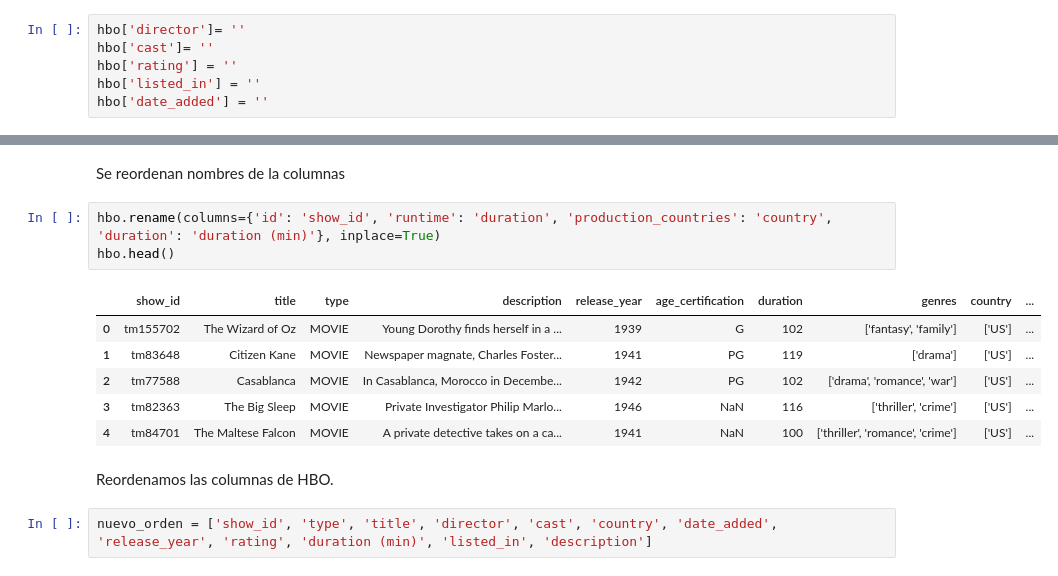
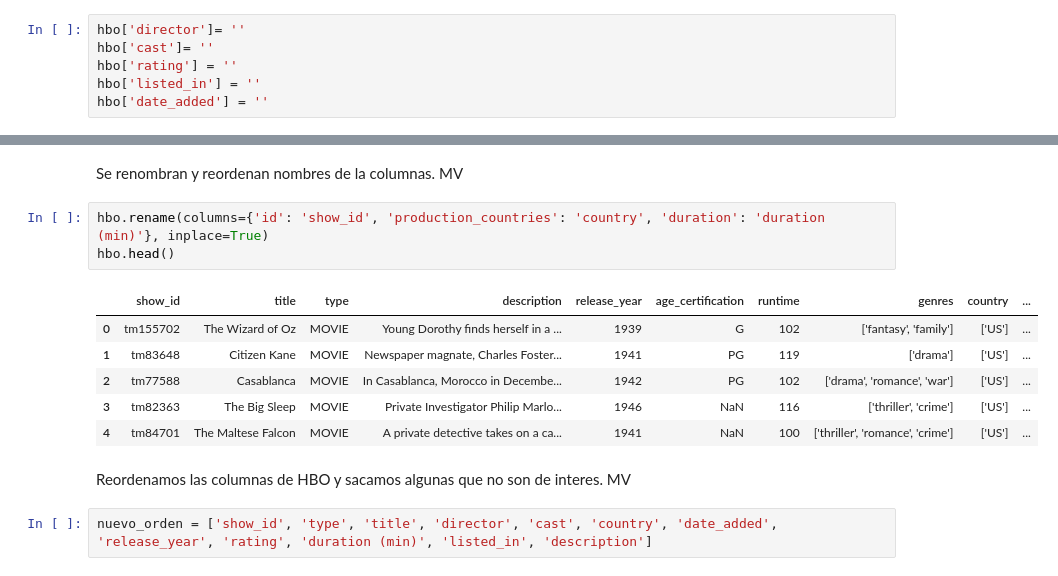
Before and after one commit to Marce-Valverde/PFGrupo19, a Jupyter notebook: Proyecto.ipynb, the cells around one changed output, grey strips where cells are left out. Saved outputs shown, nothing was run; the diff lists cells and outputs as text.

```diff
--- a/Proyecto.ipynb
+++ b/Proyecto.ipynb
@@ -214,17 +225,17 @@ hbo['date_added'] = ''
 # %% [markdown]
-Se reordenan nombres de la columnas
+Se renombran y reordenan nombres de la columnas. MV
 # %%
-hbo.rename(columns={'id': 'show_id', 'runtime': 'duration', 'production_countries': 'country', 'duration': 'duration (min)'}, inplace=True)
+hbo.rename(columns={'id': 'show_id', 'production_countries': 'country', 'duration': 'duration (min)'}, inplace=True)
 hbo.head()
 # %% [output]
-|  | show_id | title | type | description | release_year | age_certification | duration | genres | country | ... |
+|  | show_id | title | type | description | release_year | age_certification | runtime | genres | country | ... |
 | 0 | tm155702 | The Wizard of Oz | MOVIE | Young Dorothy finds herself in a ... | 1939 | G | 102 | ['fantasy', 'family'] | ['US'] | ... |
 | 1 | tm83648 | Citizen Kane | MOVIE | Newspaper magnate, Charles Foster... | 1941 | PG | 119 | ['drama'] | ['US'] | ... |
 | 2 | tm77588 | Casablanca | MOVIE | In Casablanca, Morocco in Decembe... | 1942 | PG | 102 | ['drama', 'romance', 'war'] | ['US'] | ... |
 | 3 | tm82363 | The Big Sleep | MOVIE | Private Investigator Philip Marlo... | 1946 | NaN | 116 | ['thriller', 'crime'] | ['US'] | ... |
 | 4 | tm84701 | The Maltese Falcon | MOVIE | A private detective takes on a ca... | 1941 | NaN | 100 | ['thriller', 'romance', 'crime'] | ['US'] | ... |
 # %% [markdown]
-Reordenamos las columnas de HBO.
+Reordenamos las columnas de HBO y sacamos algunas que no son de interes. MV
 # %%
 nuevo_orden = ['show_id', 'type', 'title', 'director', 'cast', 'country', 'date_added', 'release_year', 'rating', 'duration (min)', 'listed_in', 'description']
 # %%
```
Also changed, not shown: parts of 31 cells of this notebook, 6 other files.
